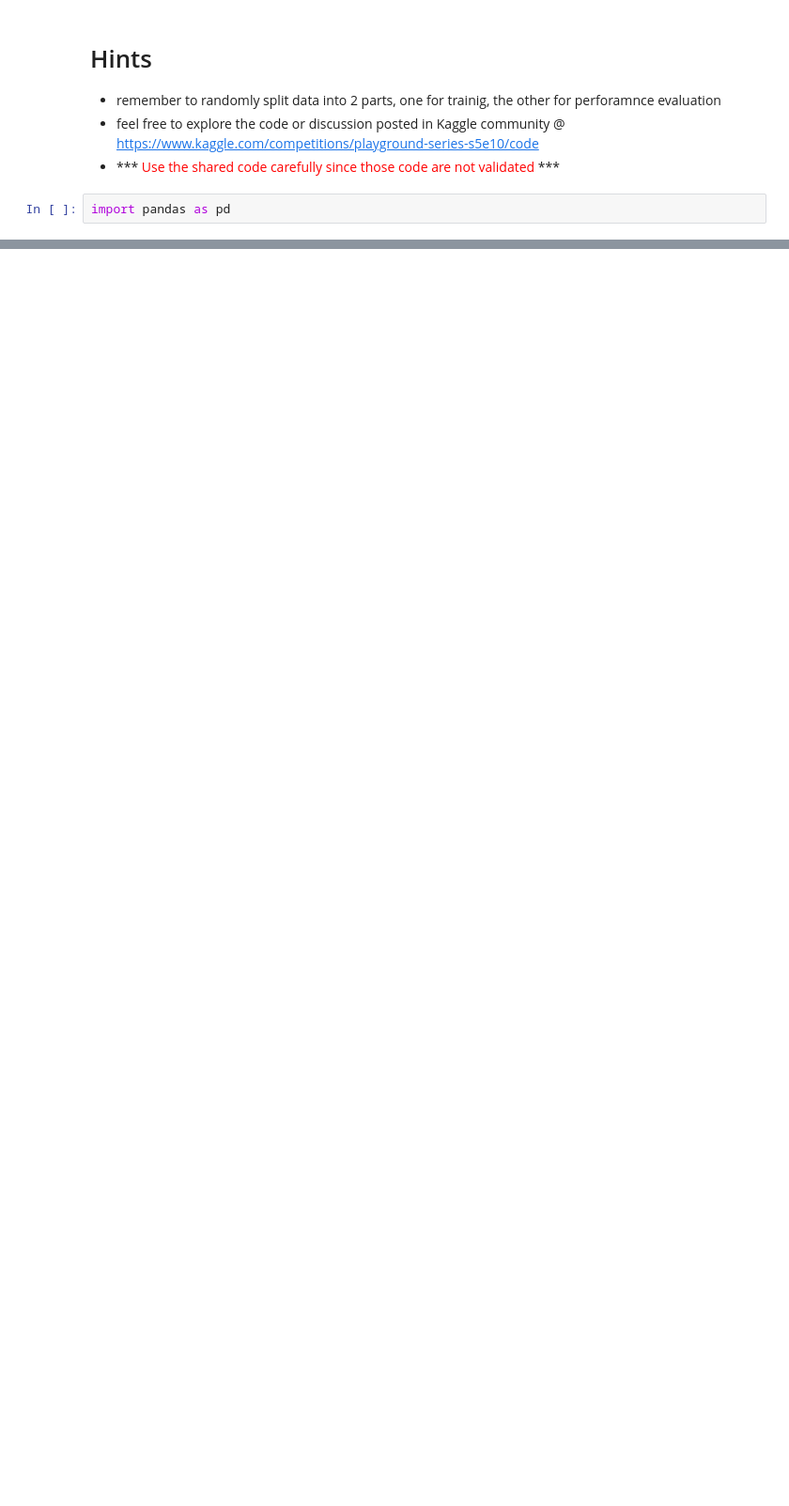
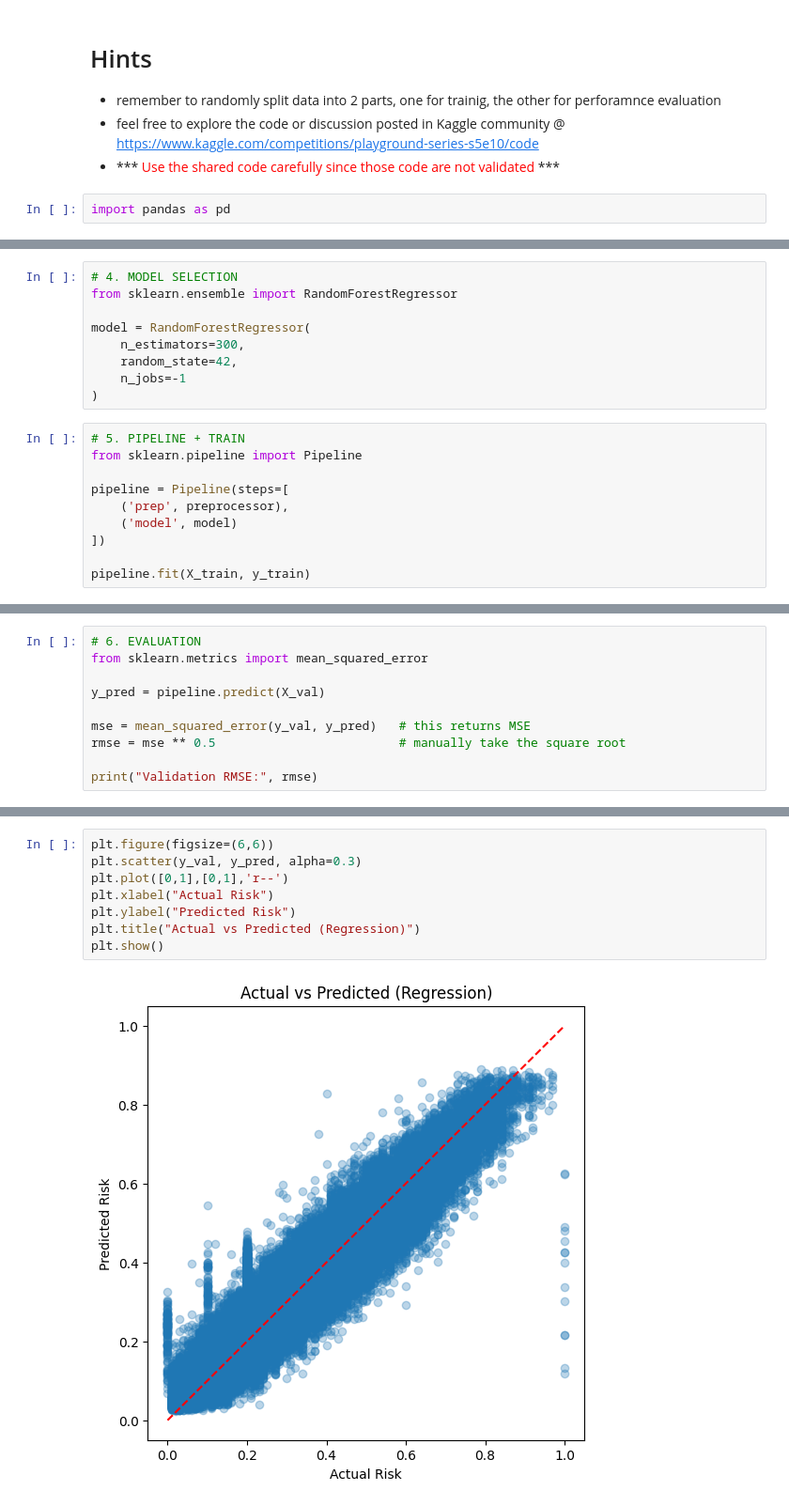
Before and after one commit to Auston-Obsuth/econ_5360_strategic_insights, a Jupyter notebook: grp_prj_1-1 (1).ipynb, the cells around one changed output, grey strips where cells are left out. Shown: that part at 94% size. Drawn from its saved outputs; the diff is of its cells as text; blank space fills up the shorter version.

```diff
--- a/grp_prj_1-1 (1).ipynb
+++ b/grp_prj_1-1 (1).ipynb
@@ -57,0 +145,19 @@ Index(['id', 'road_type', 'num_lanes', 'curvature', 'speed_limit', 'lighting',
+# %%
+# 4. MODEL SELECTION
+from sklearn.ensemble import RandomForestRegressor
+
+model = RandomForestRegressor(
+    n_estimators=300,
+    random_state=42,
+    n_jobs=-1
+)
+# %%
+# 5. PIPELINE + TRAIN
+from sklearn.pipeline import Pipeline
+
+pipeline = Pipeline(steps=[
+    ('prep', preprocessor),
+    ('model', model)
+])
+
+pipeline.fit(X_train, y_train)
@@ -57,0 +176,10 @@ Index(['id', 'road_type', 'num_lanes', 'curvature', 'speed_limit', 'lighting',
+# %%
+# 6. EVALUATION
+from sklearn.metrics import mean_squared_error
+
+y_pred = pipeline.predict(X_val)
+
+mse = mean_squared_error(y_val, y_pred)   # this returns MSE
+rmse = mse ** 0.5                         # manually take the square root
+
+print("Validation RMSE:", rmse)
@@ -57,0 +228,10 @@ Index(['id', 'road_type', 'num_lanes', 'curvature', 'speed_limit', 'lighting',
+# %%
+plt.figure(figsize=(6,6))
+plt.scatter(y_val, y_pred, alpha=0.3)
+plt.plot([0,1],[0,1],'r--')
+plt.xlabel("Actual Risk")
+plt.ylabel("Predicted Risk")
+plt.title("Actual vs Predicted (Regression)")
+plt.show()
+# %% [output]
+[figure, added]
```
Also changed, not shown: parts of 15 cells of this notebook.
